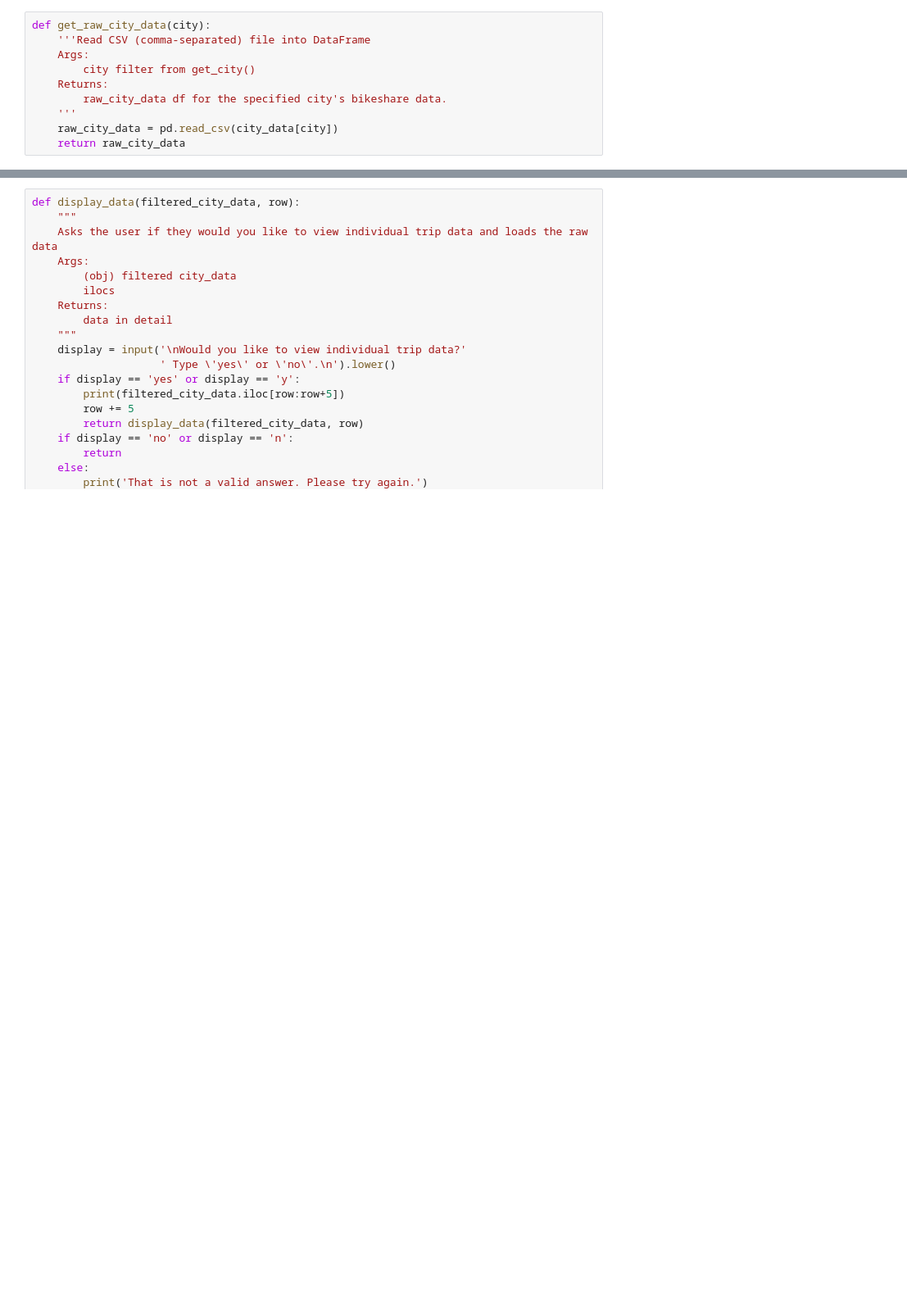
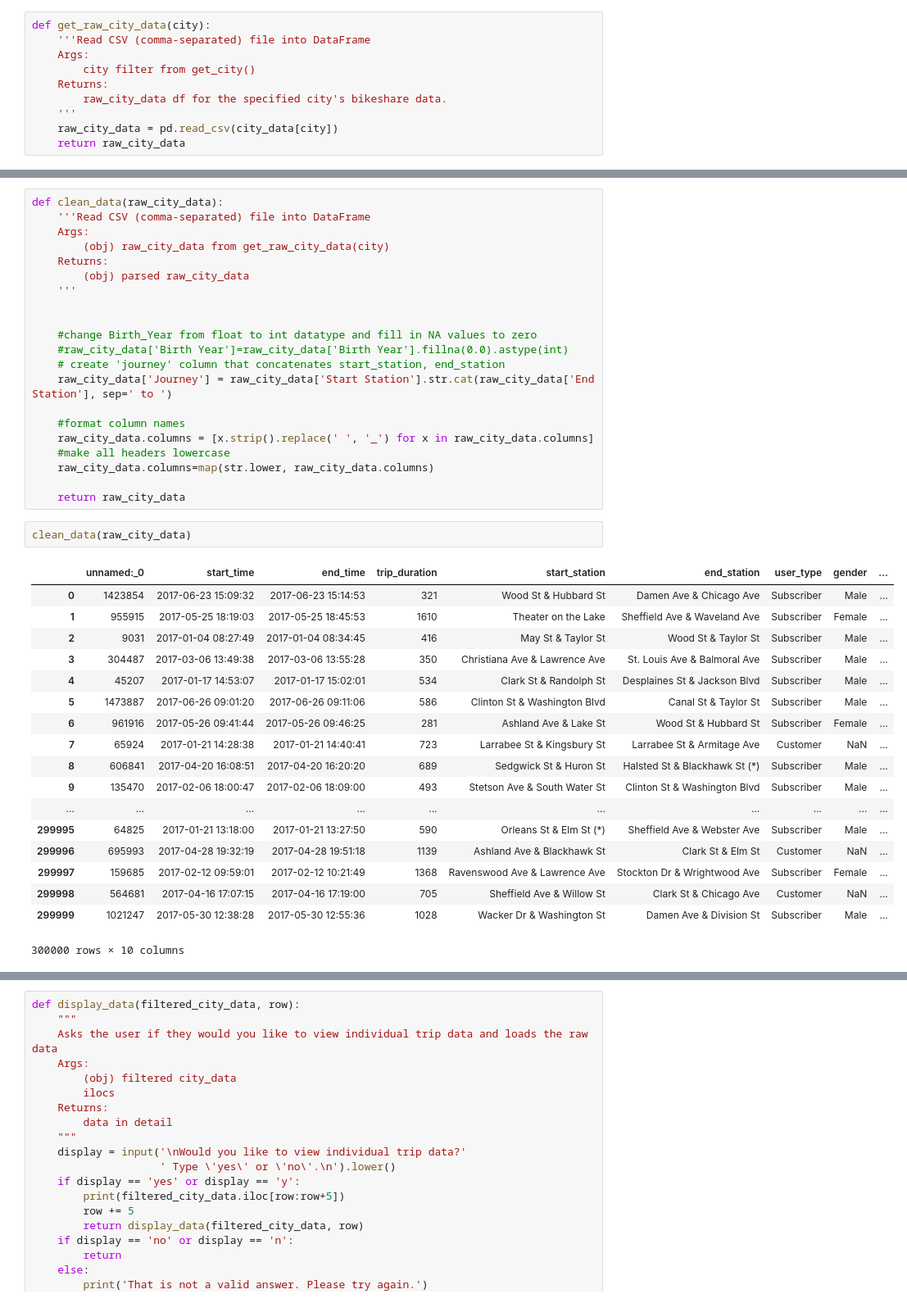
Before and after one commit to IreneFlorez/BikeShare, a Jupyter notebook: BikeShare_filtering_update.ipynb, the cells around one changed output, grey strips where cells are left out. Shown at 82% size. Cells and saved outputs as stored; diff of their text form; blank space fills up the shorter version.

```diff
--- a/BikeShare_filtering_update.ipynb
+++ b/BikeShare_filtering_update.ipynb
@@ -42,0 +99,42 @@ def get_raw_city_data(city):
+# %%
+def clean_data(raw_city_data):
+    '''Read CSV (comma-separated) file into DataFrame
+    Args:
+        (obj) raw_city_data from get_raw_city_data(city)
+    Returns:
+        (obj) parsed raw_city_data
+    '''
+
+
+    #change Birth_Year from float to int datatype and fill in NA values to zero
+    #raw_city_data['Birth Year']=raw_city_data['Birth Year'].fillna(0.0).astype(int)
+    # create 'journey' column that concatenates start_station, end_station
+    raw_city_data['Journey'] = raw_city_data['Start Station'].str.cat(raw_city_data['End Station'], sep=' to ')
+
+    #format column names
+    raw_city_data.columns = [x.strip().replace(' ', '_') for x in raw_city_data.columns]
+    #make all headers lowercase
+    raw_city_data.columns=map(str.lower, raw_city_data.columns)
+
+    return raw_city_data
+# %%
+clean_data(raw_city_data)
+# %% [output]
+|  | unnamed:_0 | start_time | end_time | trip_duration | start_station | end_station | user_type | gender | ... |
+| 0 | 1423854 | 2017-06-23 15:09:32 | 2017-06-23 15:14:53 | 321 | Wood St & Hubbard St | Damen Ave & Chicago Ave | Subscriber | Male | ... |
+| 1 | 955915 | 2017-05-25 18:19:03 | 2017-05-25 18:45:53 | 1610 | Theater on the Lake | Sheffield Ave & Waveland Ave | Subscriber | Female | ... |
+| 2 | 9031 | 2017-01-04 08:27:49 | 2017-01-04 08:34:45 | 416 | May St & Taylor St | Wood St & Taylor St | Subscriber | Male | ... |
+| 3 | 304487 | 2017-03-06 13:49:38 | 2017-03-06 13:55:28 | 350 | Christiana Ave & Lawrence Ave | St. Louis Ave & Balmoral Ave | Subscriber | Male | ... |
+| 4 | 45207 | 2017-01-17 14:53:07 | 2017-01-17 15:02:01 | 534 | Clark St & Randolph St | Desplaines St & Jackson Blvd | Subscriber | Male | ... |
+| 5 | 1473887 | 2017-06-26 09:01:20 | 2017-06-26 09:11:06 | 586 | Clinton St & Washington Blvd | Canal St & Taylor St | Subscriber | Male | ... |
+| 6 | 961916 | 2017-05-26 09:41:44 | 2017-05-26 09:46:25 | 281 | Ashland Ave & Lake St | Wood St & Hubbard St | Subscriber | Female | ... |
+| 7 | 65924 | 2017-01-21 14:28:38 | 2017-01-21 14:40:41 | 723 | Larrabee St & Kingsbury St | Larrabee St & Armitage Ave | Customer | NaN | ... |
+| 8 | 606841 | 2017-04-20 16:08:51 | 2017-04-20 16:20:20 | 689 | Sedgwick St & Huron St | Halsted St & Blackhawk St (*) | Subscriber | Male | ... |
+| 9 | 135470 | 2017-02-06 18:00:47 | 2017-02-06 18:09:00 | 493 | Stetson Ave & South Water St | Clinton St & Washington Blvd | Subscriber | Male | ... |
+| ... | ... | ... | ... | ... | ... | ... | ... | ... | ... |
+| 299995 | 64825 | 2017-01-21 13:18:00 | 2017-01-21 13:27:50 | 590 | Orleans St & Elm St (*) | Sheffield Ave & Webster Ave | Subscriber | Male | ... |
+| 299996 | 695993 | 2017-04-28 19:32:19 | 2017-04-28 19:51:18 | 1139 | Ashland Ave & Blackhawk St | Clark St & Elm St | Customer | NaN | ... |
+| 299997 | 159685 | 2017-02-12 09:59:01 | 2017-02-12 10:21:49 | 1368 | Ravenswood Ave & Lawrence Ave | Stockton Dr & Wrightwood Ave | Subscriber | Female | ... |
+| 299998 | 564681 | 2017-04-16 17:07:15 | 2017-04-16 17:19:00 | 705 | Sheffield Ave & Willow St | Clark St & Chicago Ave | Customer | NaN | ... |
+| 299999 | 1021247 | 2017-05-30 12:38:28 | 2017-05-30 12:55:36 | 1028 | Wacker Dr & Washington St | Damen Ave & Division St | Subscriber | Male | ... |
+300000 rows × 10 columns
```
Also changed, not shown: parts of 21 cells of this notebook.
